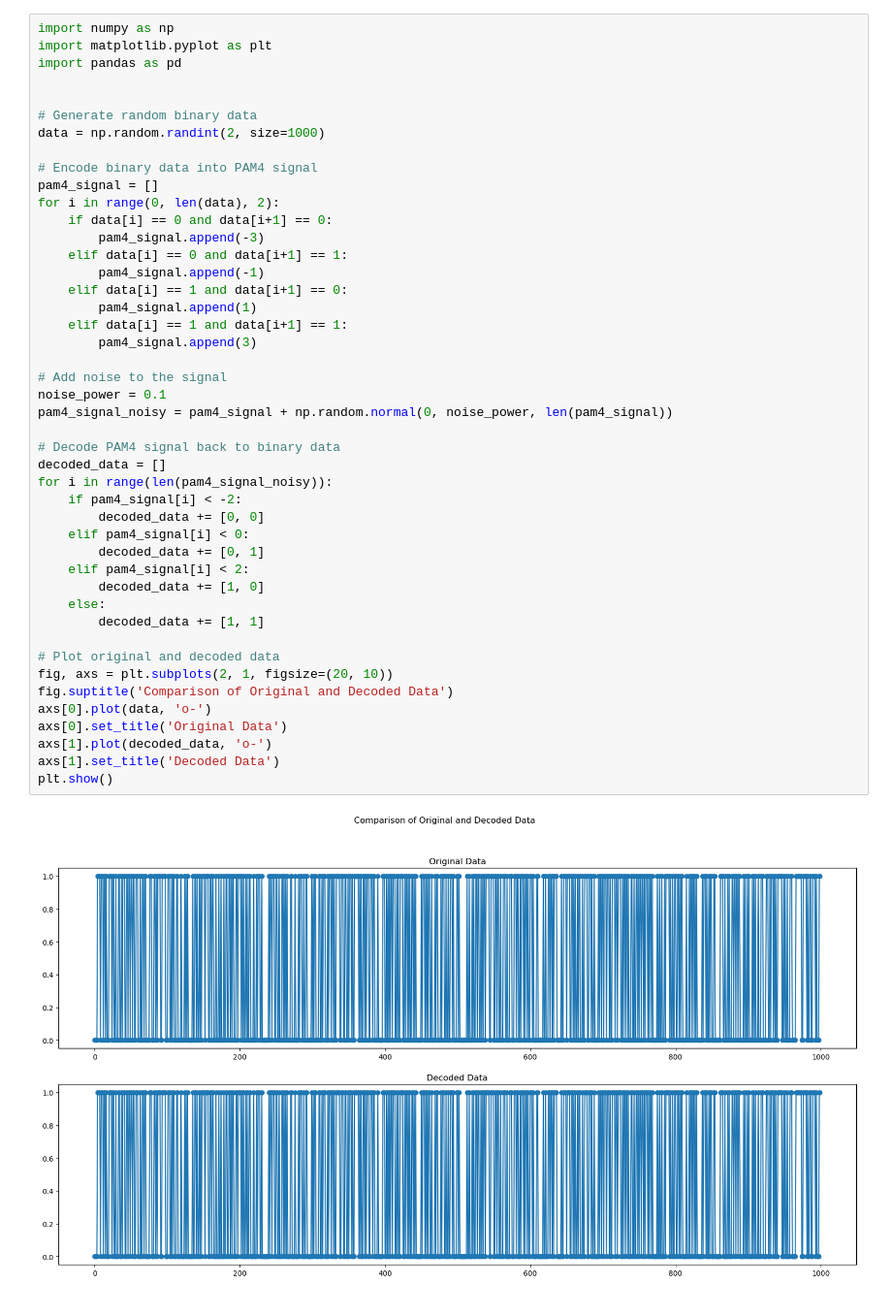
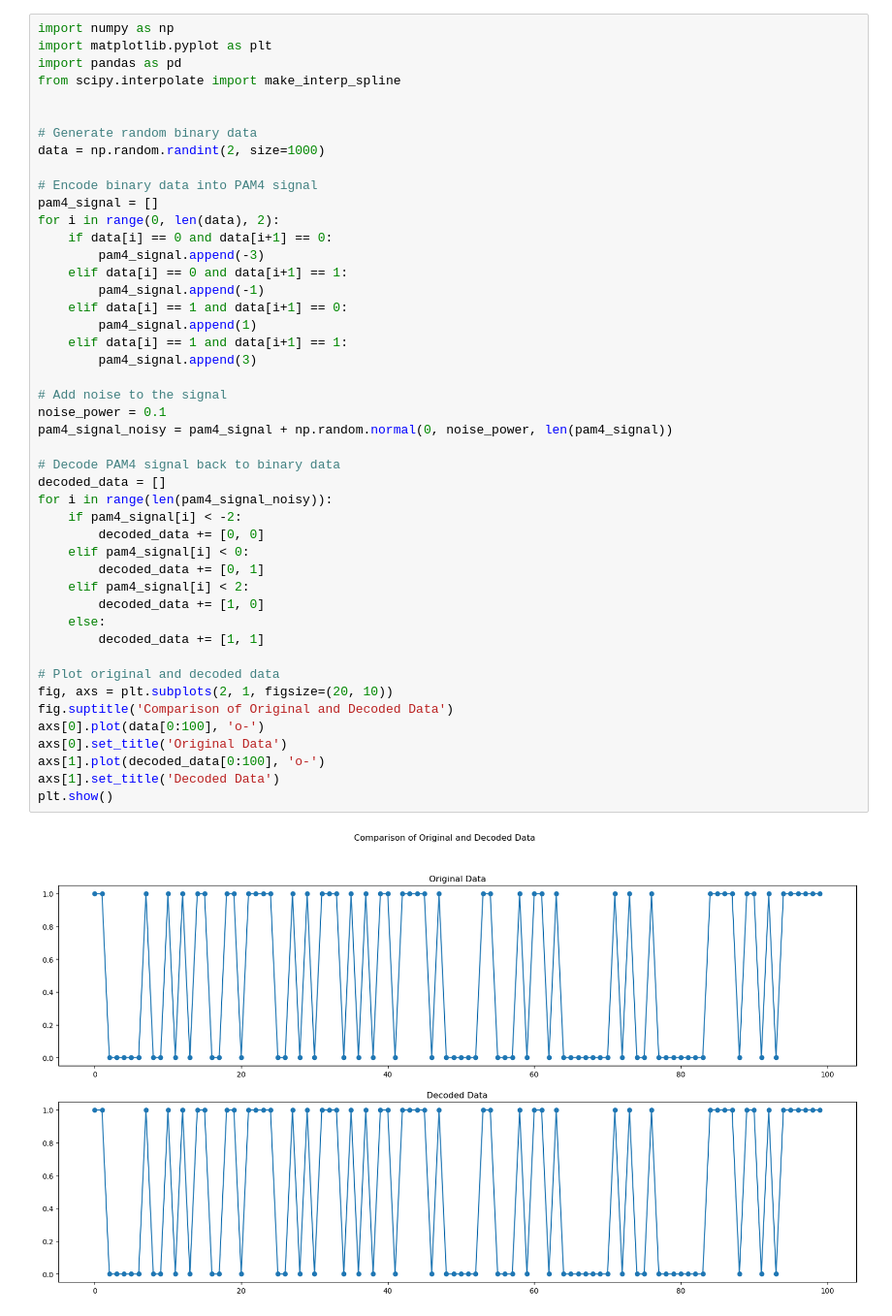
Before and after one commit to ngurahsurya584/16QAMxPAM4, a Jupyter notebook: pam4_w_eye.ipynb, the cells around one changed output. Shown at 97% size. Saved outputs shown, nothing was run; the diff lists cells and outputs as text.

```diff
--- a/pam4_w_eye.ipynb
+++ b/pam4_w_eye.ipynb
@@ -2,6 +2,7 @@
 import numpy as np
 import matplotlib.pyplot as plt
 import pandas as pd
+from scipy.interpolate import make_interp_spline
 
 
 # Generate random binary data
@@ -15,36 +16,36 @@ for i in range(0, len(data), 2):
     elif data[i] == 0 and data[i+1] == 1:
         pam4_signal.append(-1)
     elif data[i] == 1 and data[i+1] == 0:
         pam4_signal.append(1)
     elif data[i] == 1 and data[i+1] == 1:
         pam4_signal.append(3)
 
 # Add noise to the signal
 noise_power = 0.1
 pam4_signal_noisy = pam4_signal + np.random.normal(0, noise_power, len(pam4_signal))
 
 # Decode PAM4 signal back to binary data
 decoded_data = []
 for i in range(len(pam4_signal_noisy)):
     if pam4_signal[i] < -2:
         decoded_data += [0, 0]
     elif pam4_signal[i] < 0:
         decoded_data += [0, 1]
     elif pam4_signal[i] < 2:
         decoded_data += [1, 0]
     else:
         decoded_data += [1, 1]
 
 # Plot original and decoded data
 fig, axs = plt.subplots(2, 1, figsize=(20, 10))
 fig.suptitle('Comparison of Original and Decoded Data')
-axs[0].plot(data, 'o-')
+axs[0].plot(data[0:100], 'o-')
 axs[0].set_title('Original Data')
-axs[1].plot(decoded_data, 'o-')
+axs[1].plot(decoded_data[0:100], 'o-')
 axs[1].set_title('Decoded Data')
 plt.show()
 # %% [output]
-[figure, old version]
+[figure, new version]
 # %%
 pam4_signal_noisy
 # %% [output]
```
Also changed, not shown: parts of 2 cells of this notebook.
